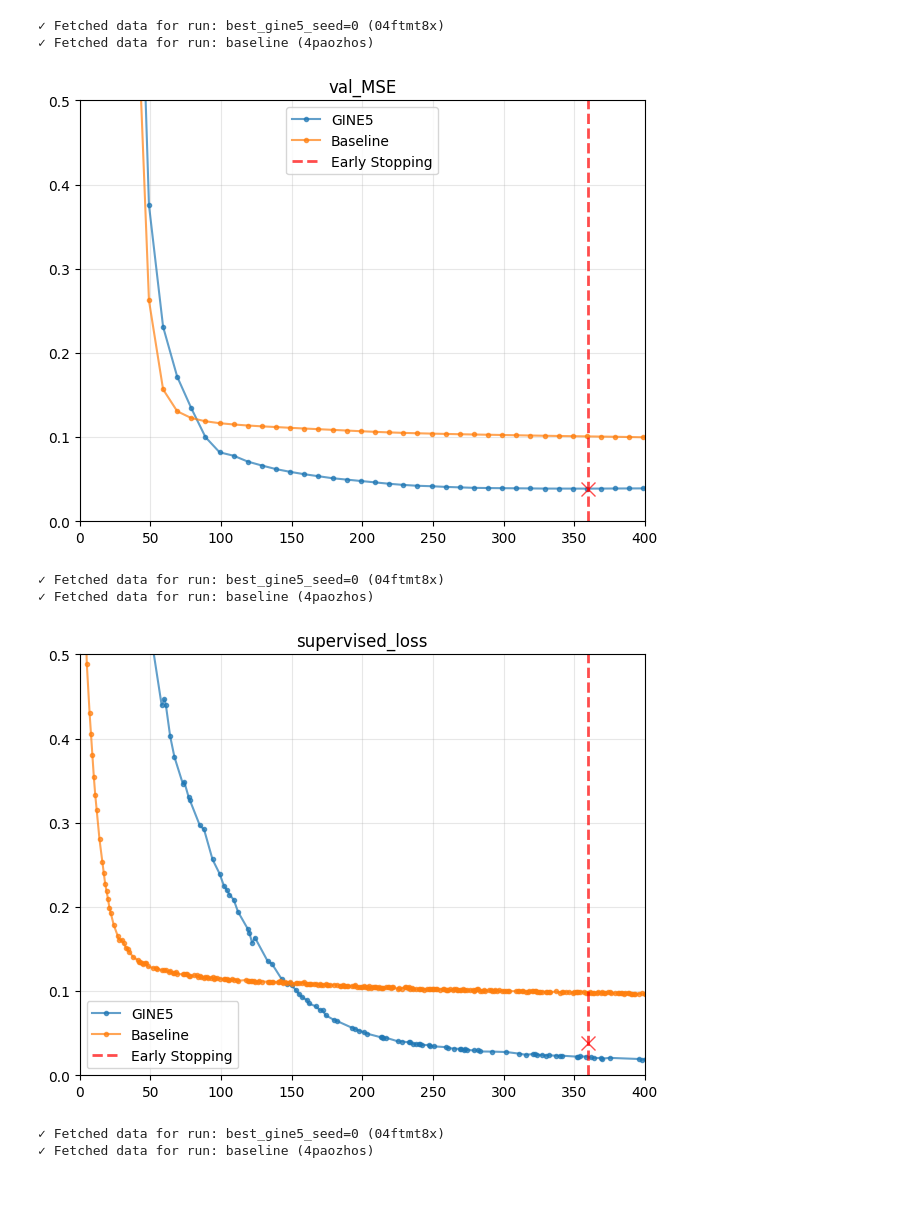
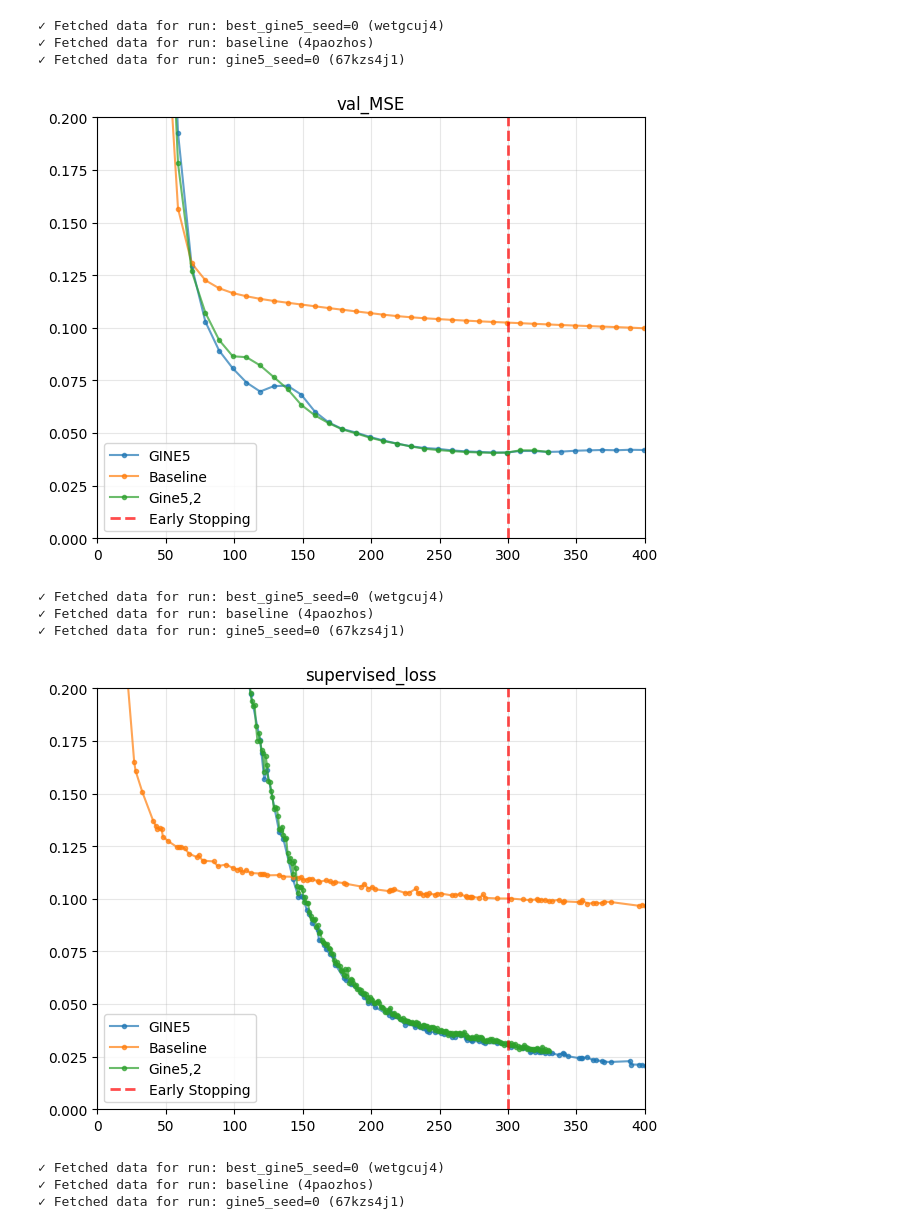
Before and after one commit to CarlaZdravkovicHugod/GNN_semi_supervised_drug_discovery, a Jupyter notebook: src/plot.ipynb, the cells around one changed output. Saved outputs shown, nothing was run; the diff lists cells and outputs as text; code cells hidden in the pictures; blank space fills up the shorter version.

```diff
--- a/src/plot.ipynb
+++ b/src/plot.ipynb
@@ -7,41 +7,43 @@ from plots import compare_runs_by_category, plot_training_curves, fetch_multiple
 entity = "carlahugod-danmarks-tekniske-universitet-dtu"
 project = "GNN_semi_supervised"
 metrics = ['val_MSE', 'supervised_loss', 'unsupervised_loss']
-runs_ids = ['04ftmt8x', '4paozhos']
-labels = ['GINE5', 'Baseline']
+runs_ids = ['wetgcuj4', '4paozhos','67kzs4j1']
+labels = ['GINE5', 'Baseline', 'Gine5,2']
 
 for metric in metrics:
     runs_data = fetch_multiple_runs(entity, project, runs_ids, metric)
 
 
     for run_id, data in runs_data.items():
         history = data["history"]
 
         label = labels[runs_ids.index(run_id)] if labels else run_id
 
         # Plot the metric
         if metric in history.columns and "_step" in history.columns:
             # Filter out NaN values
             valid_data = history[[metric, "_step"]].dropna()
             plt.plot(valid_data["_step"], valid_data[metric], label=label, marker='o', markersize=3, alpha=0.7)
         else:
             print(f"Warning: {metric} not found in run {run_id}")
 
-    plt.plot([360],[0.0387979368013995], marker='x', markersize=10, color='red', alpha=0.7)
-    plt.axvline(x=360, color='red', linestyle='--', linewidth=2, alpha=0.7, label='Early Stopping')
+    plt.axvline(x=300, color='red', linestyle='--', linewidth=2, alpha=0.7, label='Early Stopping')
     plt.legend(loc='best', fontsize=10)
     plt.grid(True, alpha=0.3)
-    plt.ylim(0,0.5)
+    plt.ylim(0,0.2)
     plt.xlim(0,400)
     plt.tight_layout()
     plt.title(metric)
     plt.show()
 # %% [output]
-✓ Fetched data for run: best_gine5_seed=0 (04ftmt8x)
+✓ Fetched data for run: best_gine5_seed=0 (wetgcuj4)
 ✓ Fetched data for run: baseline (4paozhos)
+✓ Fetched data for run: gine5_seed=0 (67kzs4j1)
-[figure, old version]
+[figure, new version]
-✓ Fetched data for run: best_gine5_seed=0 (04ftmt8x)
+✓ Fetched data for run: best_gine5_seed=0 (wetgcuj4)
 ✓ Fetched data for run: baseline (4paozhos)
+✓ Fetched data for run: gine5_seed=0 (67kzs4j1)
-[figure, old version]
+[figure, new version]
-✓ Fetched data for run: best_gine5_seed=0 (04ftmt8x)
+✓ Fetched data for run: best_gine5_seed=0 (wetgcuj4)
 ✓ Fetched data for run: baseline (4paozhos)
+✓ Fetched data for run: gine5_seed=0 (67kzs4j1)
```
Also changed, not shown: parts of 1 cell of this notebook, 1 other file.
